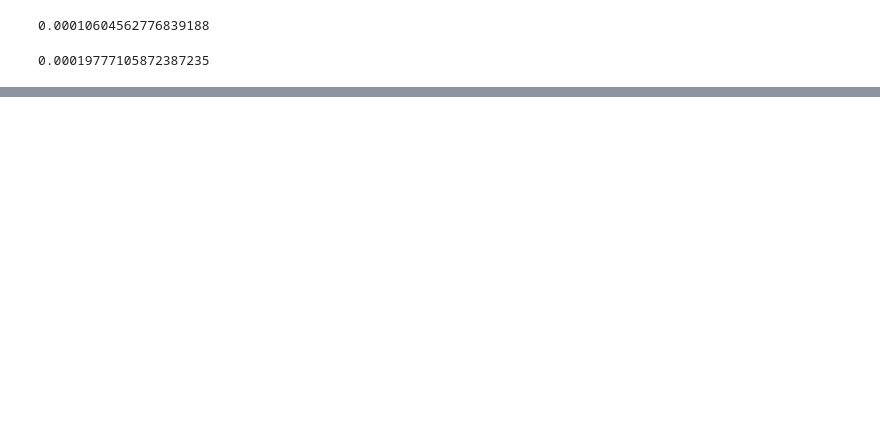
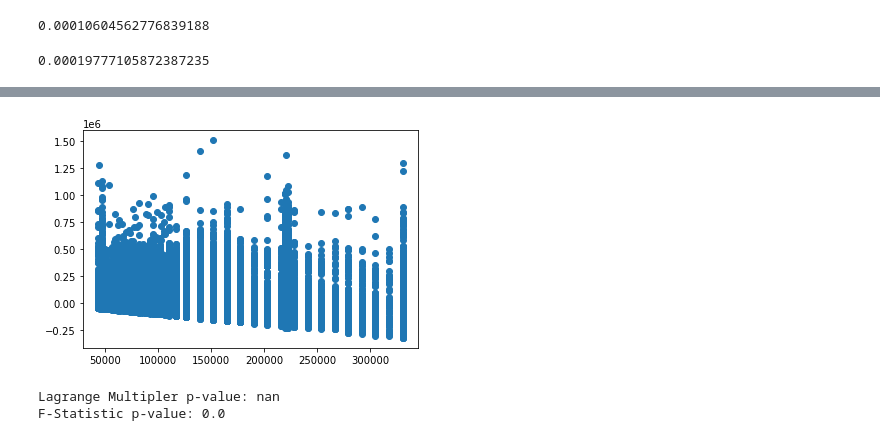
Before and after one commit to JohnhoyStephens/Capstone, a Jupyter notebook: Linear_regression.ipynb, the cells around one changed output, grey strips where cells are left out. Drawn from its saved outputs; the diff is of its cells as text; code cells hidden in the pictures; blank space fills up the shorter version.

```diff
--- a/Linear_regression.ipynb
+++ b/Linear_regression.ipynb
@@ -46,0 +157,13 @@ lr.score(X_test,y_test)
+# %%
+y_hat=fsm.predict()
+# %%
+plt.scatter(y_hat,fsm_resids);
+# %% [output]
+[figure, added]
+# %%
+lm, lm_p_value, fvalue,f_p_value=het_breuschpagan(fsm_resids,fsm_ols[["TAXAMT"]])
+print("Lagrange Multipler p-value:", lm_p_value)
+print("F-Statistic p-value:",f_p_value)
+# %% [output]
+Lagrange Multipler p-value: nan
+F-Statistic p-value: 0.0
```
Also changed, not shown: parts of 19 cells of this notebook, 3 other files.
